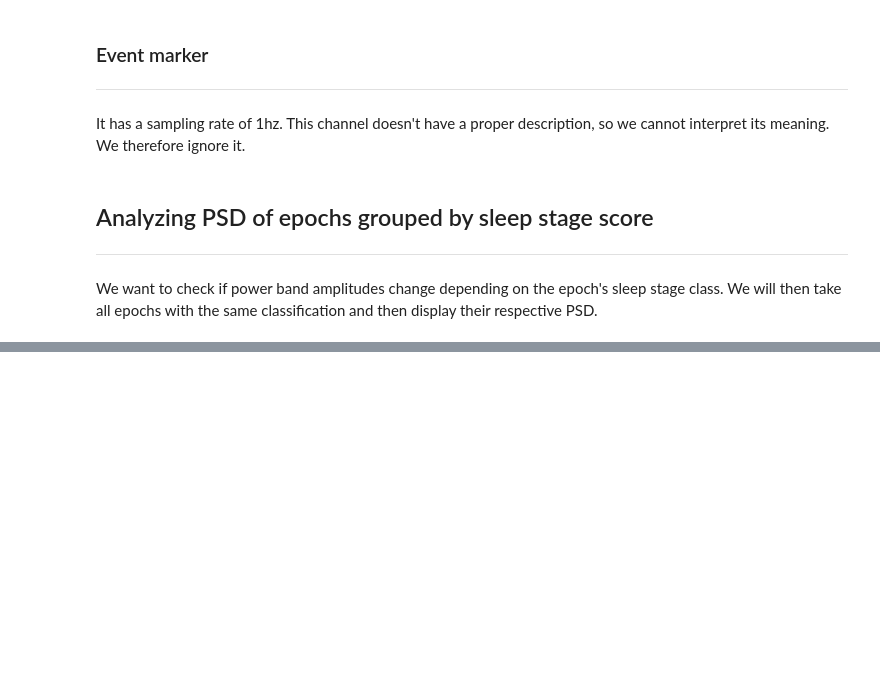
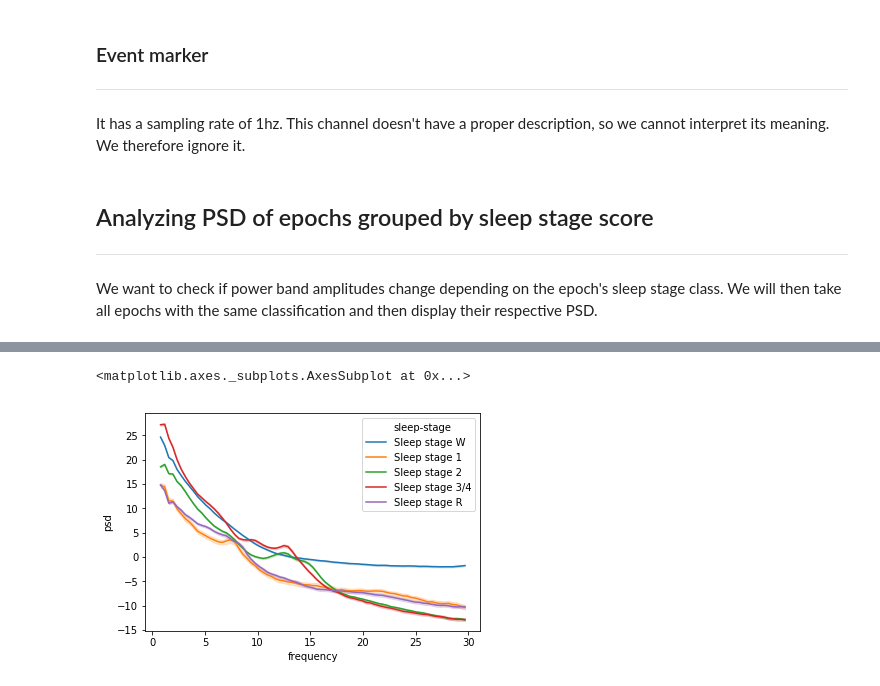
Before and after one commit to PolyCortex/polydodo, a Jupyter notebook: exploration.ipynb, the cells around one changed output, grey strips where cells are left out. Drawn from its saved outputs; the diff is of its cells as text; code cells hidden in the pictures; blank space fills up the shorter version.

```diff
--- a/exploration.ipynb
+++ b/exploration.ipynb
@@ -186,0 +265,3 @@ epochs['Sleep stage W'].plot_psd(n_jobs=-1);
+# %%
+epoch_events = epochs_df[['epoch', 'condition']].drop_duplicates(keep="first").set_index('epoch')['condition'].to_numpy()
+epoch_events
@@ -186,0 +273,9 @@ epochs['Sleep stage W'].plot_psd(n_jobs=-1);
+# %%
+# psds will be of shape (n_epochs, n_channels, n_freqs) i.e. 8281 epochs x 2 channel x 75 freq
+
+psds, freqs = mne.time_frequency.psd_welch(epochs, picks=EEG_CHANNELS, fmin=0.5, fmax=30.)
+
+scaling = 1e6 # see here for default eeg scaling using for plotting (i.e. plot_psd): https://github.com/mne-tools/mne-python/blob/c437ed0bbcef3b6bf3a8beab2221ab5bff47722f/mne/defaults.py#L20
+psds *= scaling * scaling
+np.log10(np.maximum(psds, np.finfo(float).tiny), out=psds)
+psds *= 10
@@ -186,0 +284,31 @@ epochs['Sleep stage W'].plot_psd(n_jobs=-1);
+# %%
+
+'''
+ce qu'on voudrait serait un dataframe avec les colonnes suivantes
+(pareil à epochs_df, sauf dans domain frequency avec psd):
+
+- sleep-stage: event_id
+- epoch: no de l'epoch
+- frequency: fréquence issu de `freqs` (similaire à `time`de epochs_df)
+- channel: EEG Fpz-Cz ou EEG Fz-Oz
+- psd: valeur issue de `psds`
+
+'''
+psds_df_dict = { "sleep-stage": [],  "epoch": [], "frequency": [], "channel": [], "psd": [] }
+NO_FREQS = len(freqs)
+
+for no_epoch in range(len(psds)):
+    current_sleep_stage = epoch_events[no_epoch]
+
+    for no_channel in range(len(EEG_CHANNELS)):
+        current_channel = EEG_CHANNELS[no_channel]
+
+        psds_df_dict["sleep-stage"].extend([current_sleep_stage] * NO_FREQS)
+        psds_df_dict["epoch"].extend([no_epoch] * NO_FREQS)
+        psds_df_dict["channel"].extend([current_channel] * NO_FREQS)
+
+        psds_df_dict["frequency"].extend(freqs)
+        psds_df_dict["psd"].extend(psds[no_epoch][no_channel])
+# %%
+epoch_psds_df = pd.DataFrame(psds_df_dict)
+epoch_psds_df
@@ -186,0 +329,5 @@ epochs['Sleep stage W'].plot_psd(n_jobs=-1);
+# %%
+sns.lineplot(x="frequency",y="psd",data=epoch_psds_df[epoch_psds_df['channel'] == 'EEG Fpz-Cz'], ci=95, hue="sleep-stage")
+# %% [output]
+<matplotlib.axes._subplots.AxesSubplot at 0x...>
+[figure, added]
```
Also changed, not shown: parts of 18 cells of this notebook.
